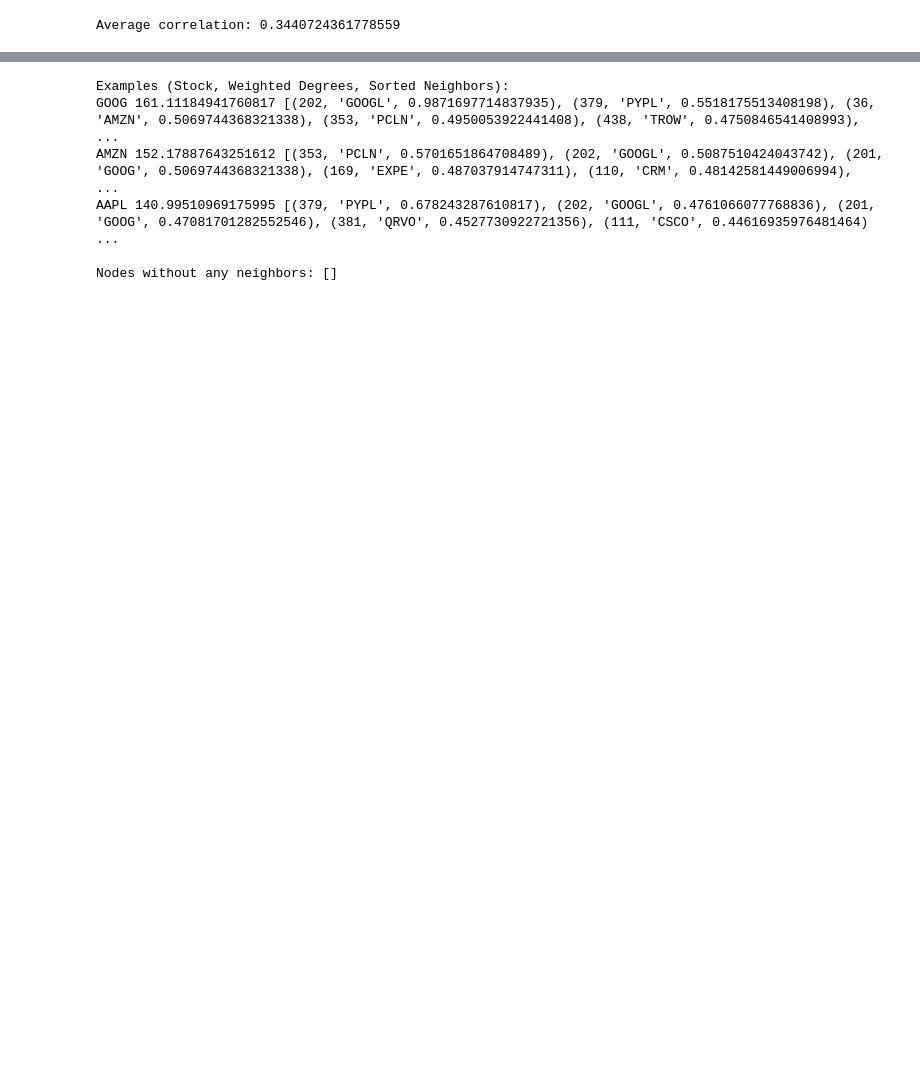
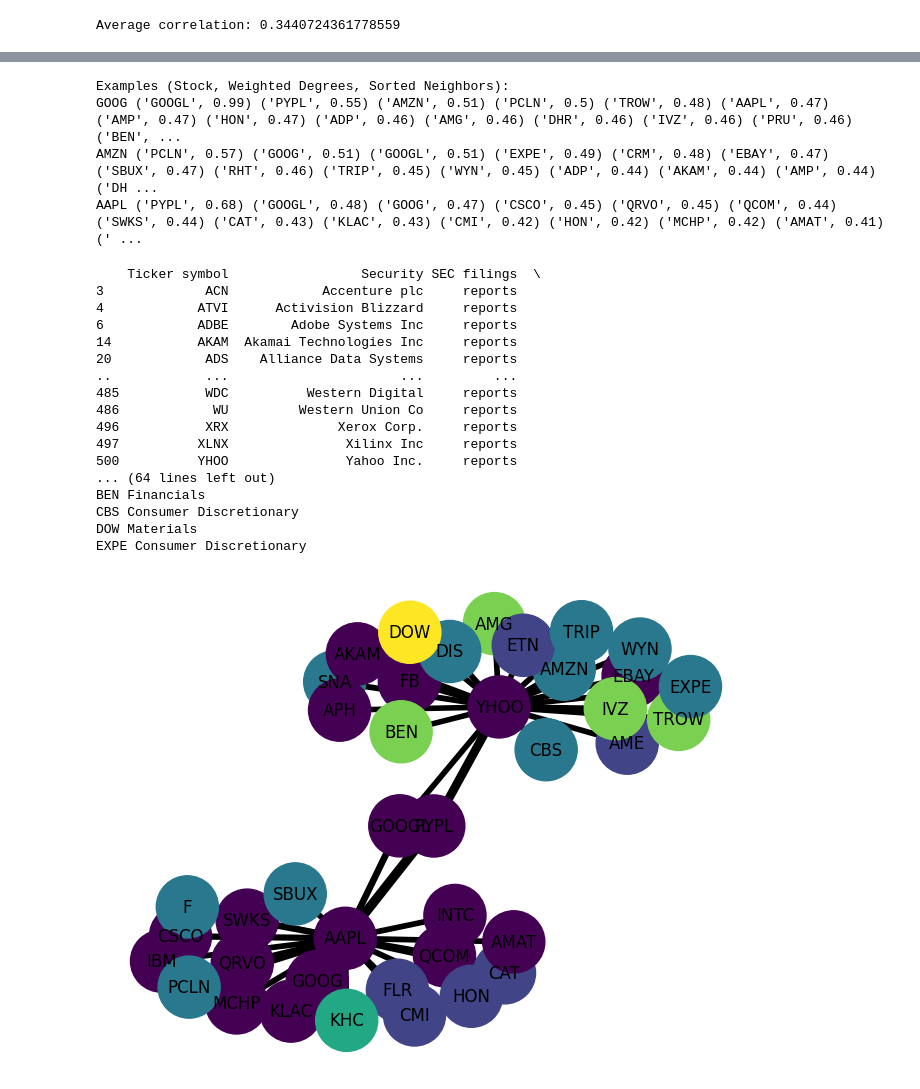
Before and after one commit to mohammadT77/NYSE-Temporal-Graph, a Jupyter notebook: static_pearson.ipynb, the cells around one changed output, grey strips where cells are left out. Saved outputs shown, nothing was run; the diff lists cells and outputs as text; code cells hidden in the pictures; blank space fills up the shorter version.

```diff
--- a/static_pearson.ipynb
+++ b/static_pearson.ipynb
@@ -135,17 +156,67 @@ Average correlation: 0.3440724361778559
 # %%
 wdegrees = {node:degree for node, degree in g.degree(weight='weight')}
 
-get_node_data = lambda node: (int_to_symbol(node), wdegrees[node], sorted(list(map(lambda x: (x, int_to_symbol(x), g.get_edge_data(node, x)['weight']), g.neighbors(node))), key=lambda x: x[2], reverse=True))
+get_node_data = lambda node: (sorted(list(map(lambda x: (int_to_symbol(x), round(g.get_edge_data(node, x)['weight'],2)), g.neighbors(node))), key=lambda x: x[1], reverse=True)[:20])
 print("Examples (Stock, Weighted Degrees, Sorted Neighbors):")
-print(*get_node_data(symbol_to_int("GOOG")))
-print(*get_node_data(symbol_to_int("AMZN")))
-print(*get_node_data(symbol_to_int("AAPL")))
-
-print("\nNodes without any neighbors:", [(node, int_to_symbol(node), d) for node, d in wdegrees.items() if d==0])
+print("GOOG", *get_node_data(symbol_to_int("GOOG")))
+print("AMZN", *get_node_data(symbol_to_int("AMZN")))
+print("AAPL", *get_node_data(symbol_to_int("AAPL")))
 # %% [output]
 Examples (Stock, Weighted Degrees, Sorted Neighbors):
-GOOG 161.11184941760817 [(202, 'GOOGL', 0.9871697714837935), (379, 'PYPL', 0.5518175513408198), (36, 'AMZN', 0.5069744368321338), (353, 'PCLN', 0.4950053922441408), (438, 'TROW', 0.4750846541408993),  ...
-AMZN 152.17887643251612 [(353, 'PCLN', 0.5701651864708489), (202, 'GOOGL', 0.5087510424043742), (201, 'GOOG', 0.5069744368321338), (169, 'EXPE', 0.487037914747311), (110, 'CRM', 0.48142581449006994),  ...
-AAPL 140.99510969175995 [(379, 'PYPL', 0.678243287610817), (202, 'GOOGL', 0.4761066077768836), (201, 'GOOG', 0.47081701282552546), (381, 'QRVO', 0.4527730922721356), (111, 'CSCO', 0.44616935976481464) ...
-
-Nodes without any neighbors: []
+GOOG ('GOOGL', 0.99) ('PYPL', 0.55) ('AMZN', 0.51) ('PCLN', 0.5) ('TROW', 0.48) ('AAPL', 0.47) ('AMP', 0.47) ('HON', 0.47) ('ADP', 0.46) ('AMG', 0.46) ('DHR', 0.46) ('IVZ', 0.46) ('PRU', 0.46) ('BEN', ...
+AMZN ('PCLN', 0.57) ('GOOG', 0.51) ('GOOGL', 0.51) ('EXPE', 0.49) ('CRM', 0.48) ('EBAY', 0.47) ('SBUX', 0.47) ('RHT', 0.46) ('TRIP', 0.45) ('WYN', 0.45) ('ADP', 0.44) ('AKAM', 0.44) ('AMP', 0.44) ('DH ...
+AAPL ('PYPL', 0.68) ('GOOGL', 0.48) ('GOOG', 0.47) ('CSCO', 0.45) ('QRVO', 0.45) ('QCOM', 0.44) ('SWKS', 0.44) ('CAT', 0.43) ('KLAC', 0.43) ('CMI', 0.42) ('HON', 0.42) ('MCHP', 0.42) ('AMAT', 0.41) (' ...
+# %%
+x = {
+    # "GOOG": get_node_data(symbol_to_int("GOOG")),
+    # "AMZN": get_node_data(symbol_to_int("AMZN")),
+    "AAPL": get_node_data(symbol_to_int("AAPL")),
+    "YHOO": get_node_data(symbol_to_int("YHOO")),
+    # "FB": get_node_data(symbol_to_int("FB")),
+}
+
+_sectors = []
+def getSector(s):
+    sector = securities_pd[securities_pd["Ticker symbol"]==s]['GICS Sector'].to_list()[0]
+    print(s, sector)
+    try:
+        return _sectors.index(sector)
+    except:
+        _sectors.append(sector)
+        return len(_sectors)-1
+
+
+print(securities_pd[securities_pd["GICS Sector"]=="Information Technology"])
+
+
+Gx = nx.Graph()
+
+# Add edges to the graph with weights
+for node, neighbors in x.items():
+    for neighbor, weight in neighbors:
+        Gx.add_edge(node, neighbor, weight=weight)
+
+
+layout = nx.spring_layout(Gx)
+nx.draw(Gx, with_labels=True, node_size=2000, node_color=[getSector(s) for s in Gx.nodes() ], width=[weight*10 for (u, v, weight) in Gx.edges(data='weight')])
+
+plt.show()
+# %% [output]
+    Ticker symbol                 Security SEC filings  \
+3             ACN            Accenture plc     reports
+4            ATVI      Activision Blizzard     reports
+6            ADBE        Adobe Systems Inc     reports
+14           AKAM  Akamai Technologies Inc     reports
+20            ADS    Alliance Data Systems     reports
+..            ...                      ...         ...
+485           WDC          Western Digital     reports
+486            WU         Western Union Co     reports
+496           XRX              Xerox Corp.     reports
+497          XLNX               Xilinx Inc     reports
+500          YHOO               Yahoo Inc.     reports
+... (64 lines left out)
+BEN Financials
+CBS Consumer Discretionary
+DOW Materials
+EXPE Consumer Discretionary
+[figure, added]
```
Also changed, not shown: parts of 14 cells of this notebook, 1 other file.
